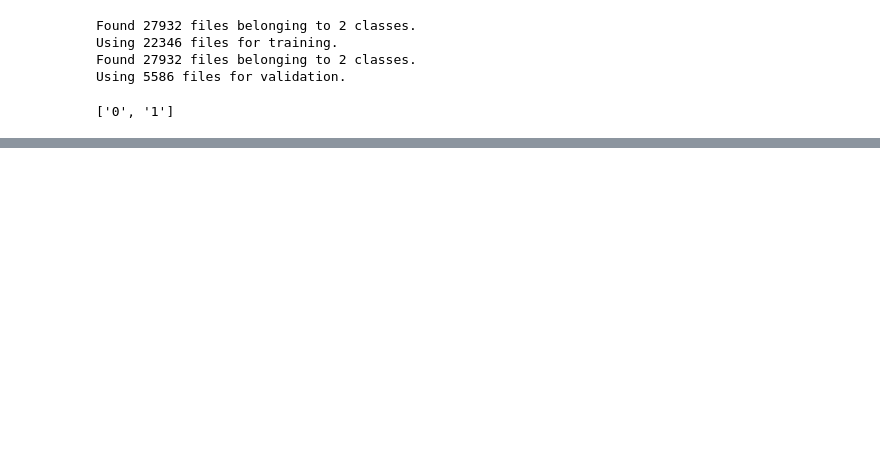
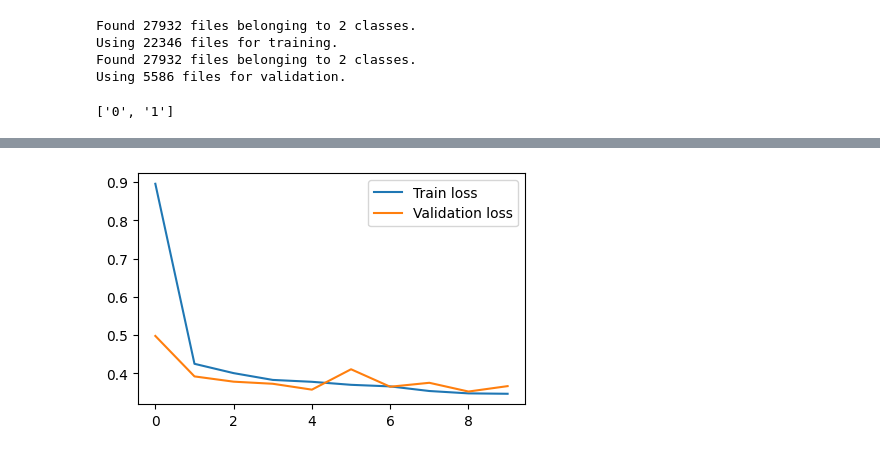
Before and after one commit to flaviowh/ML, a Jupyter notebook: classification/real_world/waste_classification.ipynb, the cells around one changed output, grey strips where cells are left out. Cells and saved outputs as stored; diff of their text form; code cells hidden in the pictures; blank space fills up the shorter version.

```diff
--- a/classification/real_world/waste_classification.ipynb
+++ b/classification/real_world/waste_classification.ipynb
@@ -204,3 +250,11 @@ Epoch 3/3
+# %%
+plt.figure(figsize=(5,3))
+plt.plot(history.history['loss'], label = "Train loss")
+plt.plot(history.history['val_loss'], label = "Validation loss")
+plt.legend()
+plt.show()
+# %% [output]
+[figure, added]
 # %%
 samples_path = r'D:\Data for python\datasets\Waste Classification data\sample'
 samples = [os.path.join(samples_path, file) for file in os.listdir(samples_path) if file.endswith(".jpg")]
```
Also changed, not shown: parts of 17 cells of this notebook, 2 other files.
